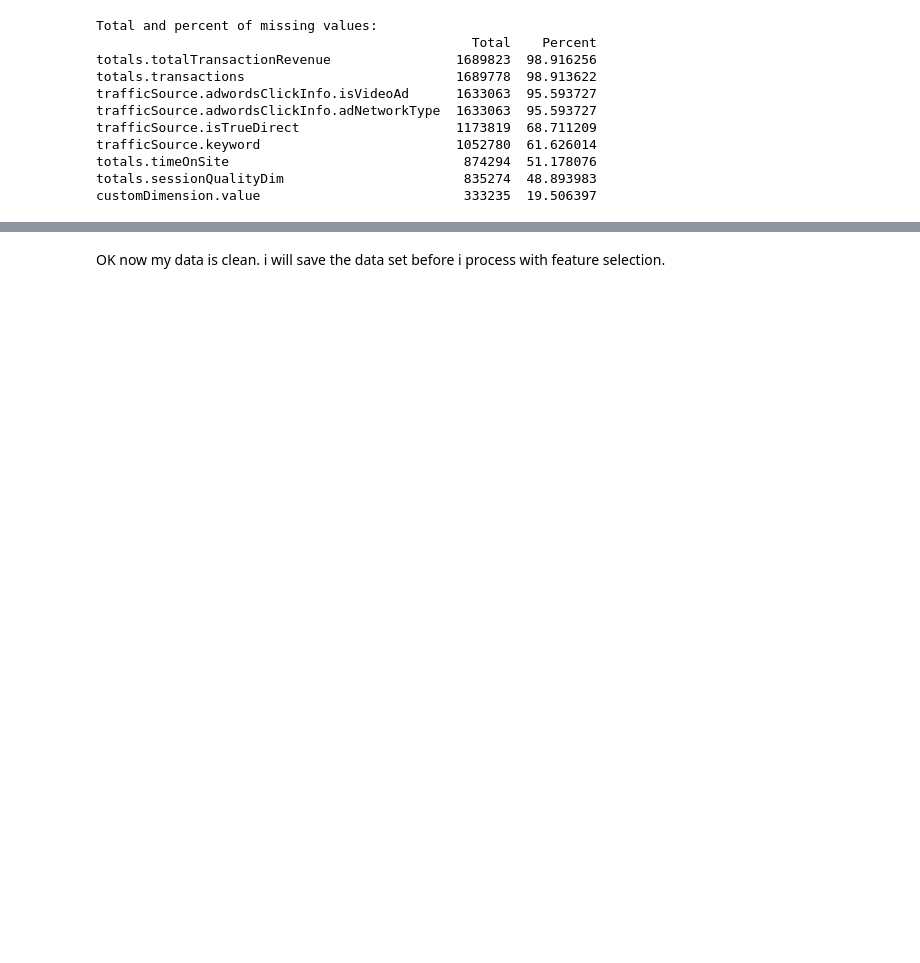
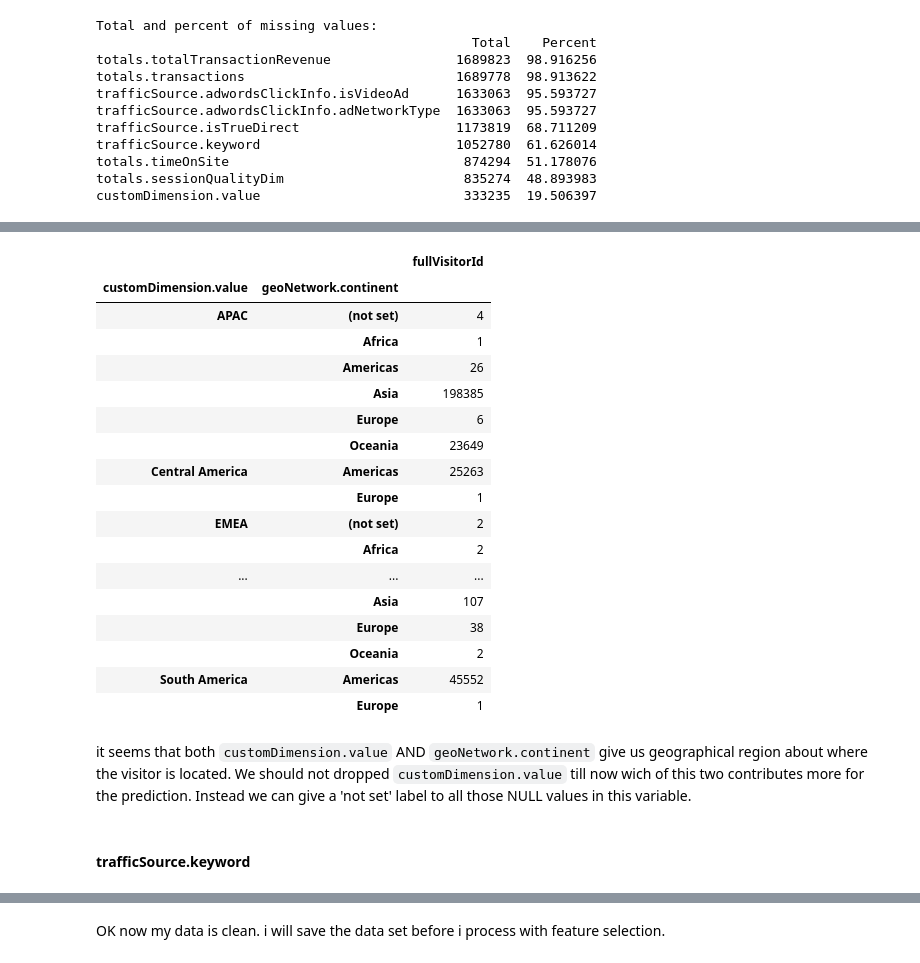
Before and after one commit to AsiMrz/MAYC_ML_Revenue_Prediction, a Jupyter notebook: Cleaning_Data.ipynb, the cells around one changed output, grey strips where cells are left out. Drawn from its saved outputs; the diff is of its cells as text; code cells hidden in the pictures; blank space fills up the shorter version.

```diff
--- a/Cleaning_Data.ipynb
+++ b/Cleaning_Data.ipynb
@@ -312,6 +312,8 @@ these columns are objects.
 df_train['totals.pageviews'].fillna(1, inplace=True) #filling NA's with 1(since least for a visit to the site means 1 page seen)
 df_train['totals.newVisits'].fillna(0, inplace=True) #filling NA's with 0(0 is suitable for Nan here)
 df_train['totals.bounces'].fillna(0, inplace=True)   #filling NA's with 0(0 is suitable for Nan here)
+df_train['totals.timeOnSite'].fillna(0, inplace=True) #filling NA's with 0(0 is suitable for Nan here)
+df_train['totals.sessionQualityDim'].fillna(0, inplace=True) #filling NA's with 0(0 is suitable for Nan here)
 df_train["totals.transactionRevenue"] = df_train["totals.transactionRevenue"].fillna(0.0).astype(float) #filling NA with zero
 # %%
 #To convert
@@ -319,6 +321,7 @@ df_train["totals.transactionRevenue"] = df_train["totals.transactionRevenue"].fi
 df_train['totals.pageviews'] = df_train['totals.pageviews'].astype(int) # setting numerical column as integer
 df_train['totals.newVisits'] = df_train['totals.newVisits'].astype(int) # setting numerical column as integer
 df_train['totals.bounces'] = df_train['totals.bounces'].astype(int)  # setting numerical column as integer
+df_train["totals.timeOnSite"] = df_train["totals.timeOnSite"].astype(int) # setting numerical column as integer
+df_train["totals.sessionQualityDim"] = df_train["totals.sessionQualityDim"].astype(float) # setting numerical to float
 df_train["totals.hits"] = df_train["totals.hits"].astype(float) # setting numerical to float
-df_train['totals.visits'] = df_train['totals.visits'].astype(int) # seting as int
 # %% [markdown]
@@ -378,3 +394 @@ new_drop_col_list = ['trafficSource.adwordsClickInfo.adNetworkType','totals.time
                  'customDimension.value','trafficSource.keyword']
-# %%
-df_train.drop(new_drop_col_list, axis=1, inplace=True)  #to drop them
@@ -380,0 +413,3 @@ df_train.drop(new_drop_col_list, axis=1, inplace=True)  #to drop them
+# %%
+df_train['trafficSource.adwordsClickInfo.adNetworkType'].fillna('Unknown', inplace=True)
+ # filling missing values with Unknown
@@ -380,0 +439,23 @@ df_train.drop(new_drop_col_list, axis=1, inplace=True)  #to drop them
+# %%
+df_train.groupby(['customDimension.value','geoNetwork.continent'])[['fullVisitorId']].count()
+# %% [output]
+|  |  | fullVisitorId |
+| customDimension.value | geoNetwork.continent |  |
+| APAC | (not set) | 4 |
+|  | Africa | 1 |
+|  | Americas | 26 |
+|  | Asia | 198385 |
+|  | Europe | 6 |
+|  | Oceania | 23649 |
+| Central America | Americas | 25263 |
+|  | Europe | 1 |
+| EMEA | (not set) | 2 |
+|  | Africa | 2 |
+| ... | ... | ... |
+|  | Asia | 107 |
+|  | Europe | 38 |
+|  | Oceania | 2 |
+| South America | Americas | 45552 |
+|  | Europe | 1 |
+# %% [markdown]
+it seems that both `customDimension.value` AND `geoNetwork.continent` give us geographical region about where the visitor is located. We should not dropped `customDimension.value` till now wich of this two contributes more for the prediction. Instead we can give a 'not set' label to all those NULL values in this variable.
@@ -380,0 +465,2 @@ df_train.drop(new_drop_col_list, axis=1, inplace=True)  #to drop them
+# %% [markdown]
+#### trafficSource.keyword
```
Also changed, not shown: parts of 36 cells of this notebook.
